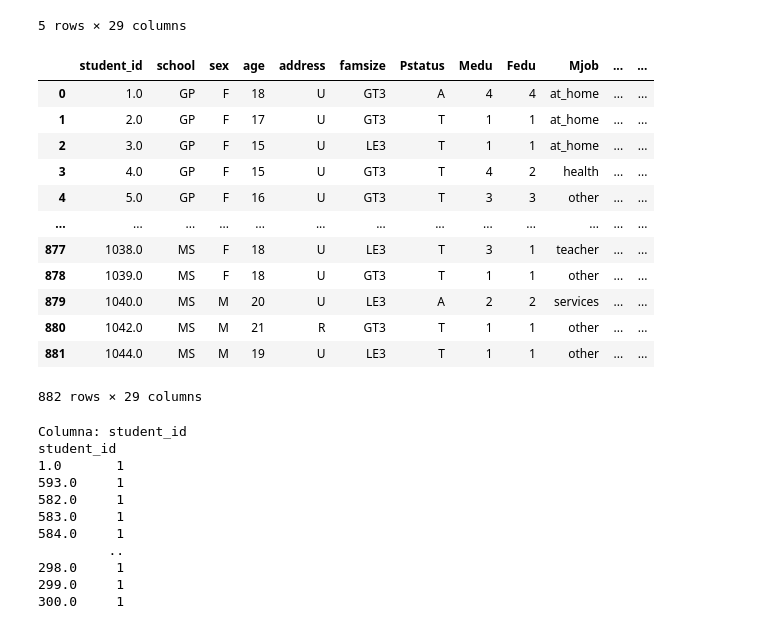
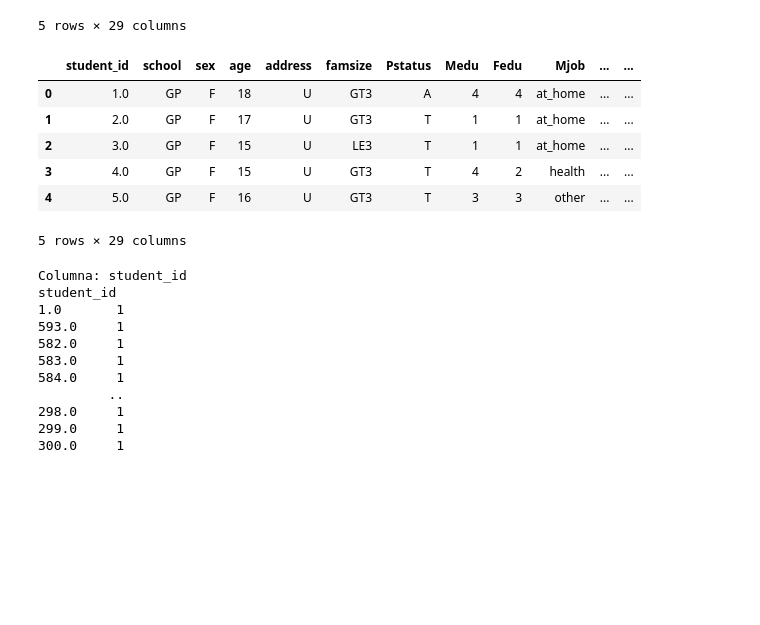
Before and after one commit to datasilvia/Academic_performance_case_study, a Jupyter notebook: limpito.ipynb, the cells around one changed output. Cells and saved outputs as stored; diff of their text form; code cells hidden in the pictures; blank space fills up the shorter version.

```diff
--- a/limpito.ipynb
+++ b/limpito.ipynb
@@ -91,21 +123,15 @@ df_combined = df_combined.drop_duplicates()
 
 df_combined=df_combined.reset_index(drop=True)
 # %%
-df_combined
+df_combined.head()
 # %% [output]
 |  | student_id | school | sex | age | address | famsize | Pstatus | Medu | Fedu | Mjob | ... | ... |
 | 0 | 1.0 | GP | F | 18 | U | GT3 | A | 4 | 4 | at_home | ... | ... |
 | 1 | 2.0 | GP | F | 17 | U | GT3 | T | 1 | 1 | at_home | ... | ... |
 | 2 | 3.0 | GP | F | 15 | U | LE3 | T | 1 | 1 | at_home | ... | ... |
 | 3 | 4.0 | GP | F | 15 | U | GT3 | T | 4 | 2 | health | ... | ... |
 | 4 | 5.0 | GP | F | 16 | U | GT3 | T | 3 | 3 | other | ... | ... |
-| ... | ... | ... | ... | ... | ... | ... | ... | ... | ... | ... | ... | ... |
-| 877 | 1038.0 | MS | F | 18 | U | LE3 | T | 3 | 1 | teacher | ... | ... |
-| 878 | 1039.0 | MS | F | 18 | U | GT3 | T | 1 | 1 | other | ... | ... |
-| 879 | 1040.0 | MS | M | 20 | U | LE3 | A | 2 | 2 | services | ... | ... |
-| 880 | 1042.0 | MS | M | 21 | R | GT3 | T | 1 | 1 | other | ... | ... |
-| 881 | 1044.0 | MS | M | 19 | U | LE3 | T | 1 | 1 | other | ... | ... |
-882 rows × 29 columns
+5 rows × 29 columns
 # %%
 df_combined.to_csv('df_limpito_EDA.csv')
 # %%
```
Also changed, not shown: parts of 10 cells of this notebook.
